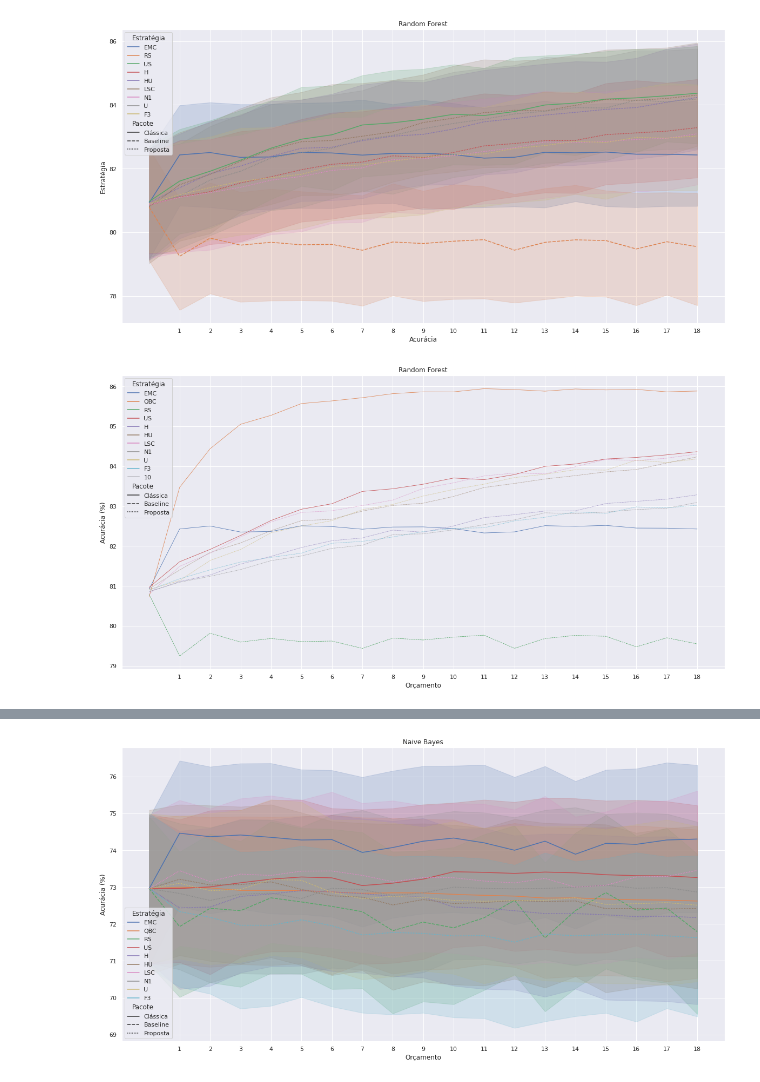
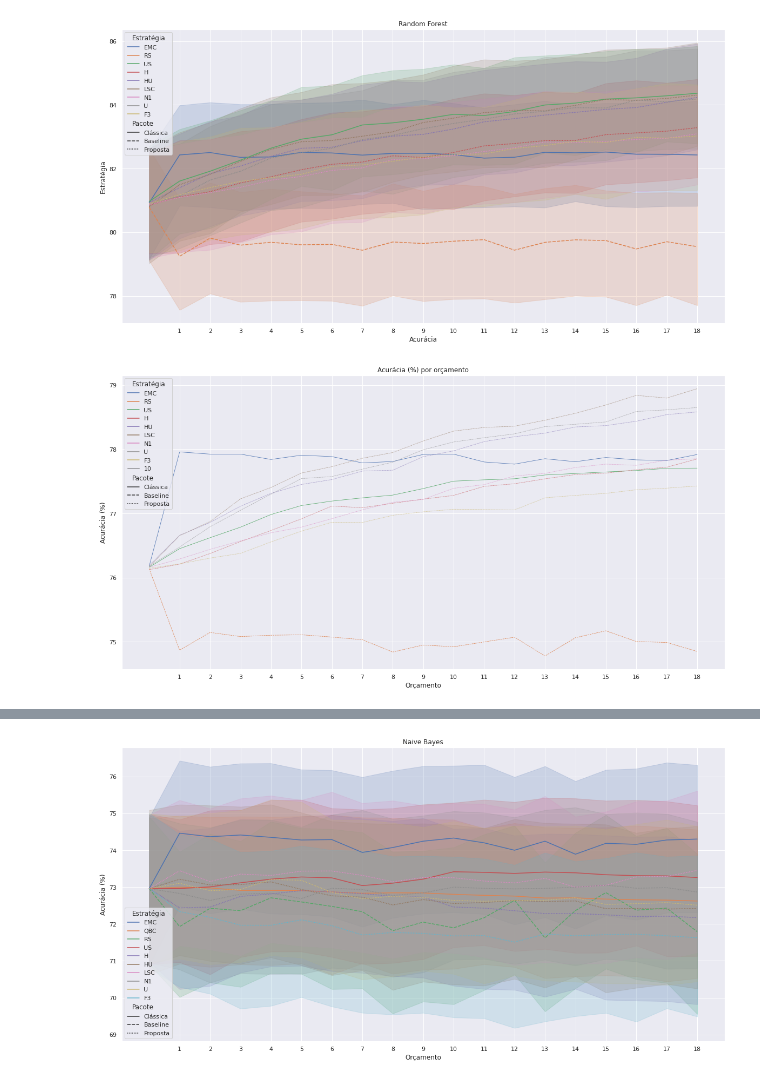
Before and after one commit to ahmoura/active_learning, a Jupyter notebook: ALIH/visualization/Viz output.ipynb, the cells around one changed output, grey strips where cells are left out. Saved outputs shown, nothing was run; the diff lists cells and outputs as text; code cells hidden in the pictures.

Commit message:
arrumando legenda do gráfico de acurácia geral

```diff
--- a/ALIH/visualization/Viz output.ipynb
+++ b/ALIH/visualization/Viz output.ipynb
@@ -236,8 +236,8 @@ _ = sns.lineplot(x="Orçamento", y="Acurácia", hue="Estratégia", style="Pacote
 [figure]
 # %%
 # Plot the responses for different events and regions
-data = df_all[(df_all.classifier == "RF")].rename(columns={"package": "Pacote", "time_elapsed": "Tempo de execução", "classifier": "Classificador", "sample_size": "Tamanho da amostra", "strategy": "Estratégia","dataset": "Conjunto de dados", "accuracy_history": "Acurácia", "f1_history": "F1", "id_bag": "Index da bag", "cost": "Orçamento", "approach":"Abordagem"})
+data = df_all[df_all.strategy != "QBC"].rename(columns={"package": "Pacote", "time_elapsed": "Tempo de execução", "classifier": "Classificador", "sample_size": "Tamanho da amostra", "strategy": "Estratégia","dataset": "Conjunto de dados", "accuracy_history": "Acurácia", "f1_history": "F1", "id_bag": "Index da bag", "cost": "Orçamento", "approach":"Abordagem"})
 sns.set(rc={'figure.figsize':(20,10)})
-_ = sns.lineplot(x="Orçamento", y="Acurácia", hue="Estratégia", style="Pacote", ci=None, data = data, size=10).set(xlabel='Orçamento', ylabel='Acurácia (%)', xticks = range(1,19), title = "Random Forest")
+_ = sns.lineplot(x="Orçamento", y="Acurácia", hue="Estratégia", style="Pacote", ci=None, data = data, size=10).set(xlabel='Orçamento', ylabel='Acurácia (%)', xticks = range(1,19), title = "Acurácia (%) por orçamento")
 # %% [output]
-[figure, old version]
+[figure, new version]
```
Also changed, not shown: parts of 1 cell of this notebook.
